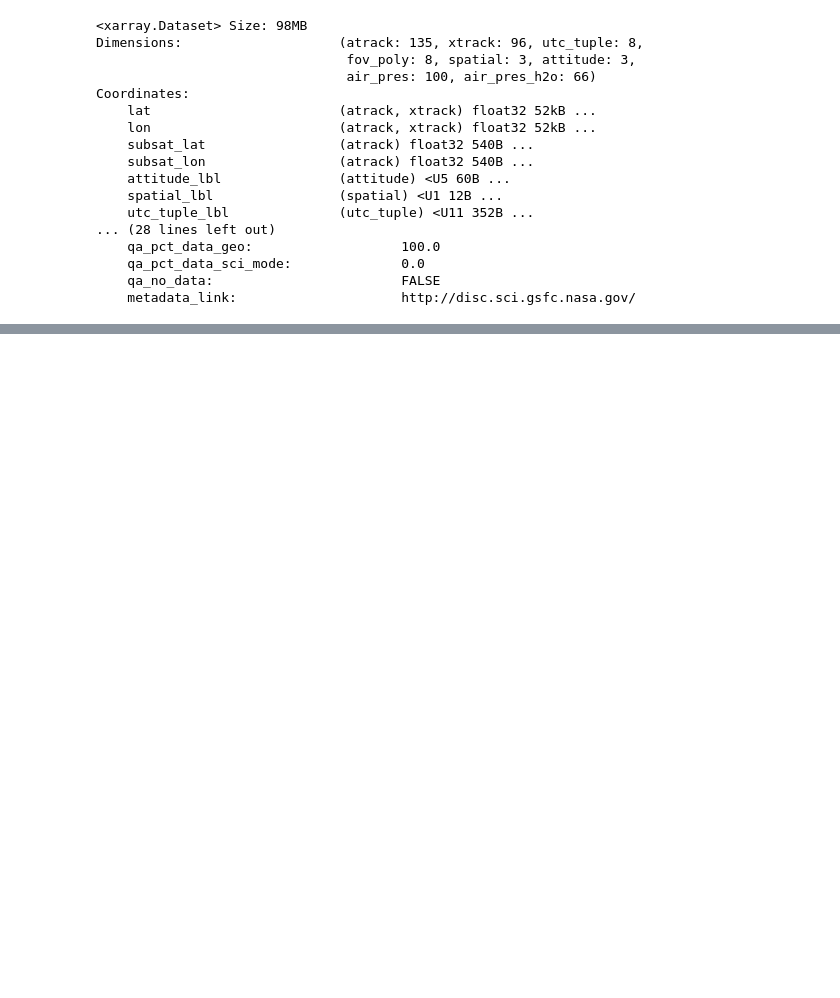
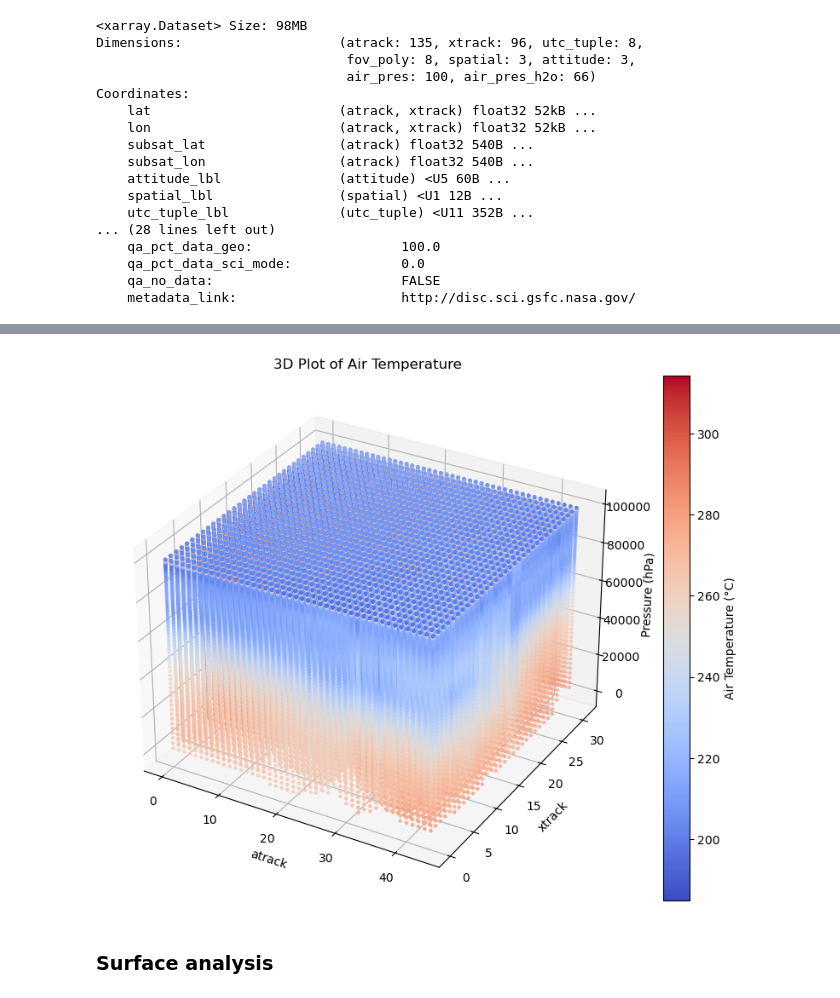
Before and after one commit to Robertogiordano/anomaly_detection_on_time_series_graph, a Jupyter notebook: NASA_analysis.ipynb, the cells around one changed output, grey strips where cells are left out. Saved outputs shown, nothing was run; the diff lists cells and outputs as text; code cells hidden in the pictures; blank space fills up the shorter version.

Commit message:
analysis finished. csv custom created

```diff
--- a/NASA_analysis.ipynb
+++ b/NASA_analysis.ipynb
@@ -335,3 +381,47 @@ Coordinates:
+# %%
+# Sampling data to make the plot manageable by selecting every 10th lat/lon point
+air_temp_sample = data['air_temp'][::3,::3,::]
+
+# Extract latitude, longitude, pressure, and air_temp values for plotting
+latitudes = air_temp_sample['atrack'].values
+longitudes = air_temp_sample['xtrack'].values
+pressures = air_temp_sample['air_pres'].values
+air_temperatures = air_temp_sample.values.flatten()
+
+# Create meshgrid for lat, lon, and air_pres values
+lat_mesh, lon_mesh, pres_mesh = np.meshgrid(latitudes, longitudes, pressures, indexing='ij')
+
+# Flatten the meshgrid arrays for scatter plotting
+lat_vals = lat_mesh.flatten()
+lon_vals = lon_mesh.flatten()
+pres_vals = pres_mesh.flatten()
+
+# Create a 3D plot
+fig = plt.figure(figsize=(10, 8))
+ax = fig.add_subplot(111, projection='3d')
+
+# Scatter plot the data points
+sc = ax.scatter(lat_vals, lon_vals, pres_vals, c=air_temperatures, cmap='coolwarm', s=5)
+plt.colorbar(sc, ax=ax, label="Air Temperature (°C)")
+
+# Set labels and title
+ax.set_xlabel("atrack")
+ax.set_ylabel("xtrack")
+ax.set_zlabel("Pressure (hPa)")
+ax.set_title("3D Plot of Air Temperature")
+
+# Invert the z-axis so that lower pressures are at the top
+ax.invert_zaxis()
+
+# Correct the Z-axis ticks
+z_ticks = ax.get_zticks()
+ax.set_zticklabels(z_ticks[::-1].astype(int))  # Reverse the order of tick labels
+
+plt.show()
+# %% [output]
+[figure, added]
+# %% [markdown]
+### Surface analysis
 # %%
 data['surf_temp']
 # %% [output]
```
Also changed, not shown: parts of 54 cells of this notebook, 4 other files.
